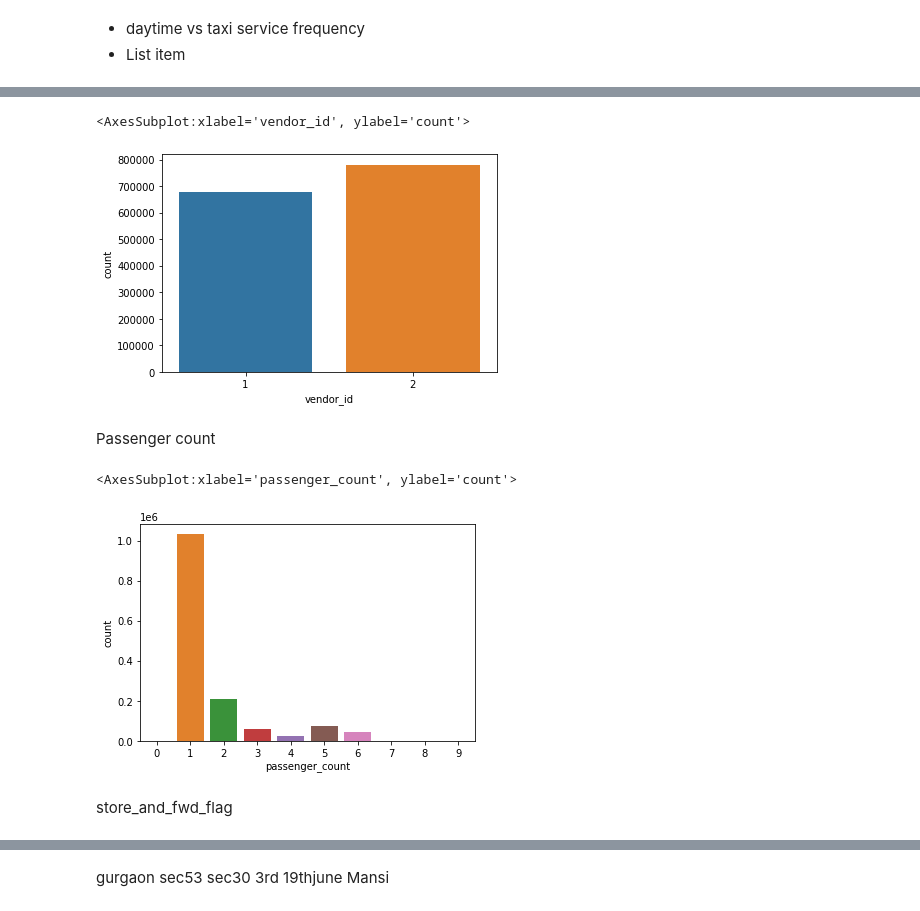
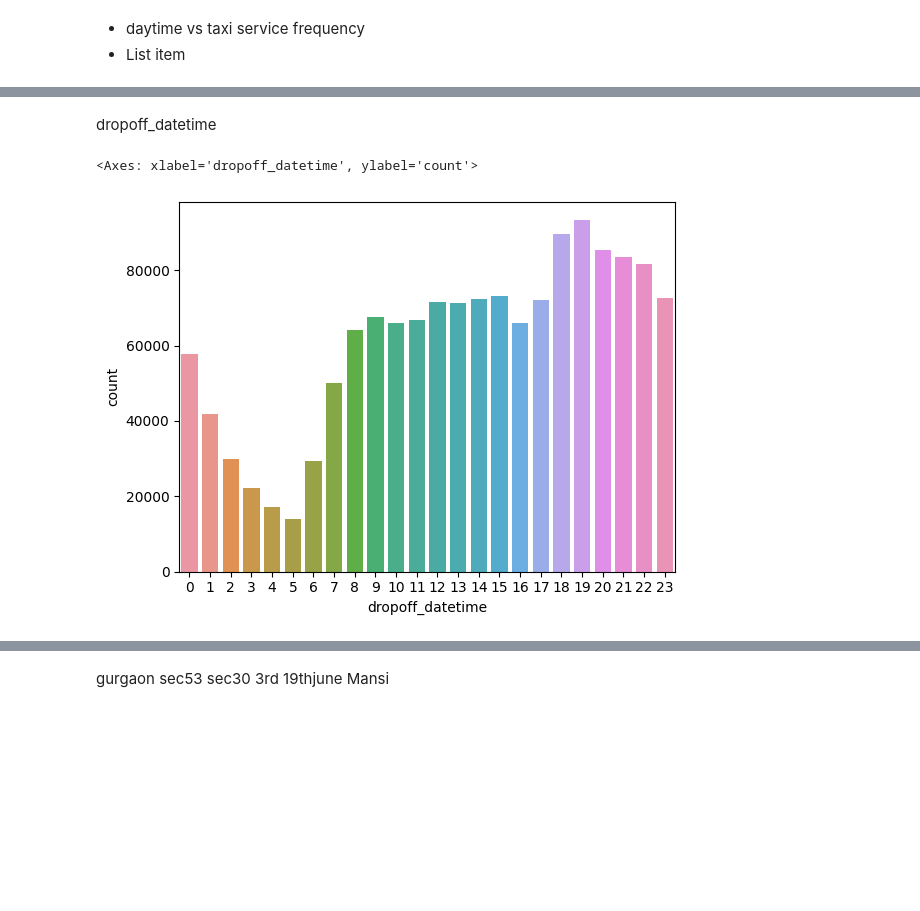
Before and after one commit to mukeshjnv/NYC-Taxi-Trip-Time-Prediction-Regression-ML-problem, a Jupyter notebook: NYC_Taxi_Trip_Time_Predictionipynb.ipynb, the cells around one changed output, grey strips where cells are left out. Drawn from its saved outputs; the diff is of its cells as text; code cells hidden in the pictures; blank space fills up the shorter version.

```diff
--- a/NYC_Taxi_Trip_Time_Predictionipynb.ipynb
+++ b/NYC_Taxi_Trip_Time_Predictionipynb.ipynb
@@ -50,3 +50,0 @@ NameError: ignored
-# %%
-lat=df.sample(n=10000, random_state=42)['pickup_latitude'].tolist()
-lon=df.sample(n=10000, random_state=42)['pickup_longitude'].tolist()
@@ -55,17 +50,0 @@ NameError: ignored
-# %%
-lat=df.sample(n=10000, random_state=42)['dropoff_latitude'].tolist()
-lon=df.sample(n=10000, random_state=42)['dropoff_longitude'].tolist()
-import plotly.express as px
-
-# Create a DataFrame with columns 'lat' and 'lon'
-data = pd.DataFrame({
-    'lat': lat,
-    'lon': lon
-})
-
-# Create a density map
-fig = px.density_mapbox(data, lat='lat', lon='lon', radius=10, zoom=10,
-                        mapbox_style="carto-positron", opacity=0.8)
-# , width=10, height=10
-fig.update_layout(title='Density of Drop Off Locations', width=1500, height=800)
-fig.show()
@@ -196,0 +225,4 @@ vender_id
+# %%
+# converting time to datetime format
+data['pickup_datetime'] = pd.to_datetime(data['pickup_datetime'])
+data['dropoff_datetime'] = pd.to_datetime(data['dropoff_datetime'])
@@ -197,14 +237,7 @@ vender_id
+# %% [markdown]
+dropoff_datetime
 # %%
-sns.countplot(x=df["vendor_id"])
+sns.countplot(x=data['dropoff_datetime'].dt.hour, )
 # %% [output]
-<AxesSubplot:xlabel='vendor_id', ylabel='count'>
+<Axes: xlabel='dropoff_datetime', ylabel='count'>
-[figure, old version]
+[figure, new version]
-# %% [markdown]
-Passenger count
-# %%
-sns.countplot(x=df["passenger_count"])
-# %% [output]
-<AxesSubplot:xlabel='passenger_count', ylabel='count'>
-[figure, removed]
-# %% [markdown]
-store_and_fwd_flag
```
Also changed, not shown: parts of 146 cells of this notebook.
